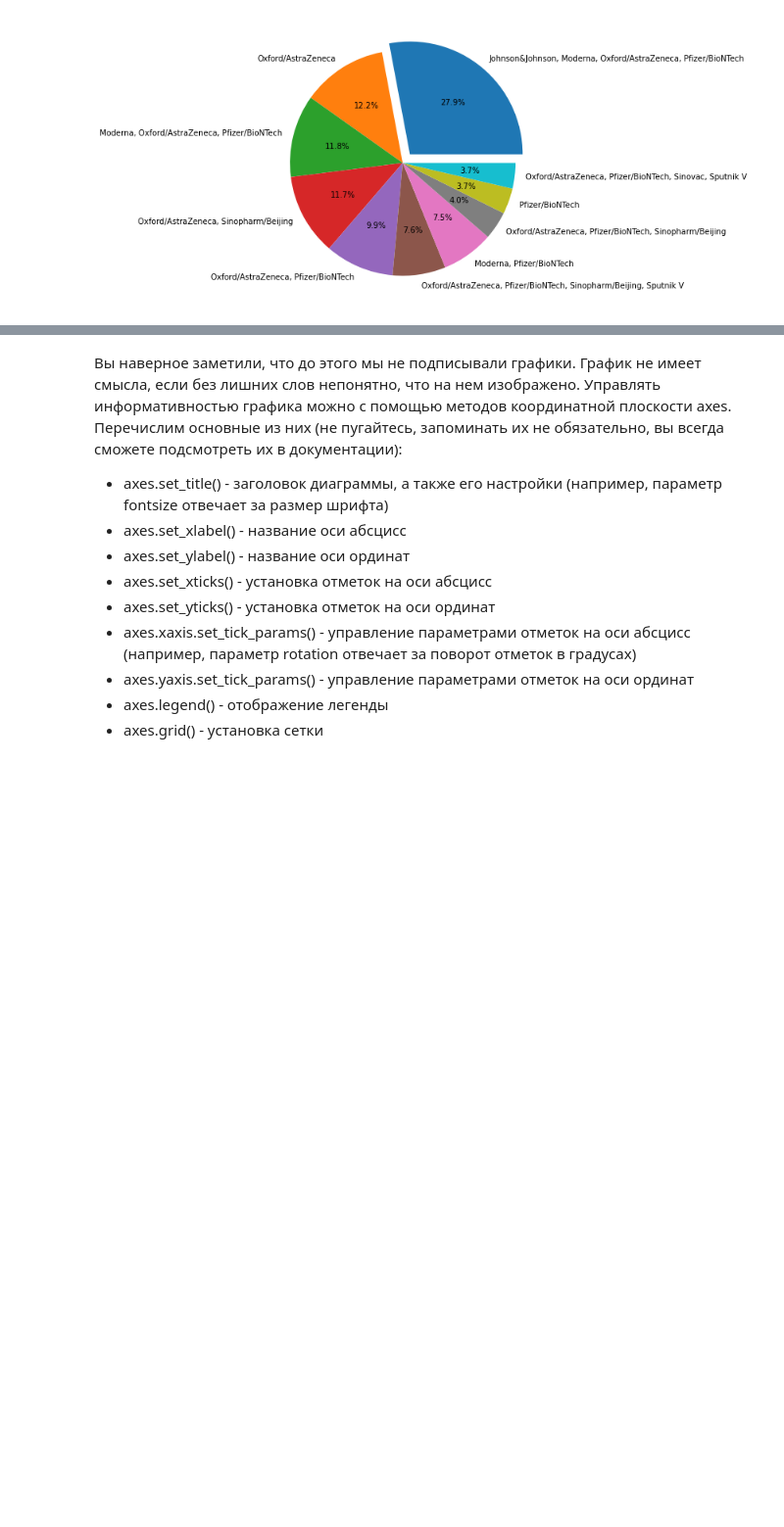
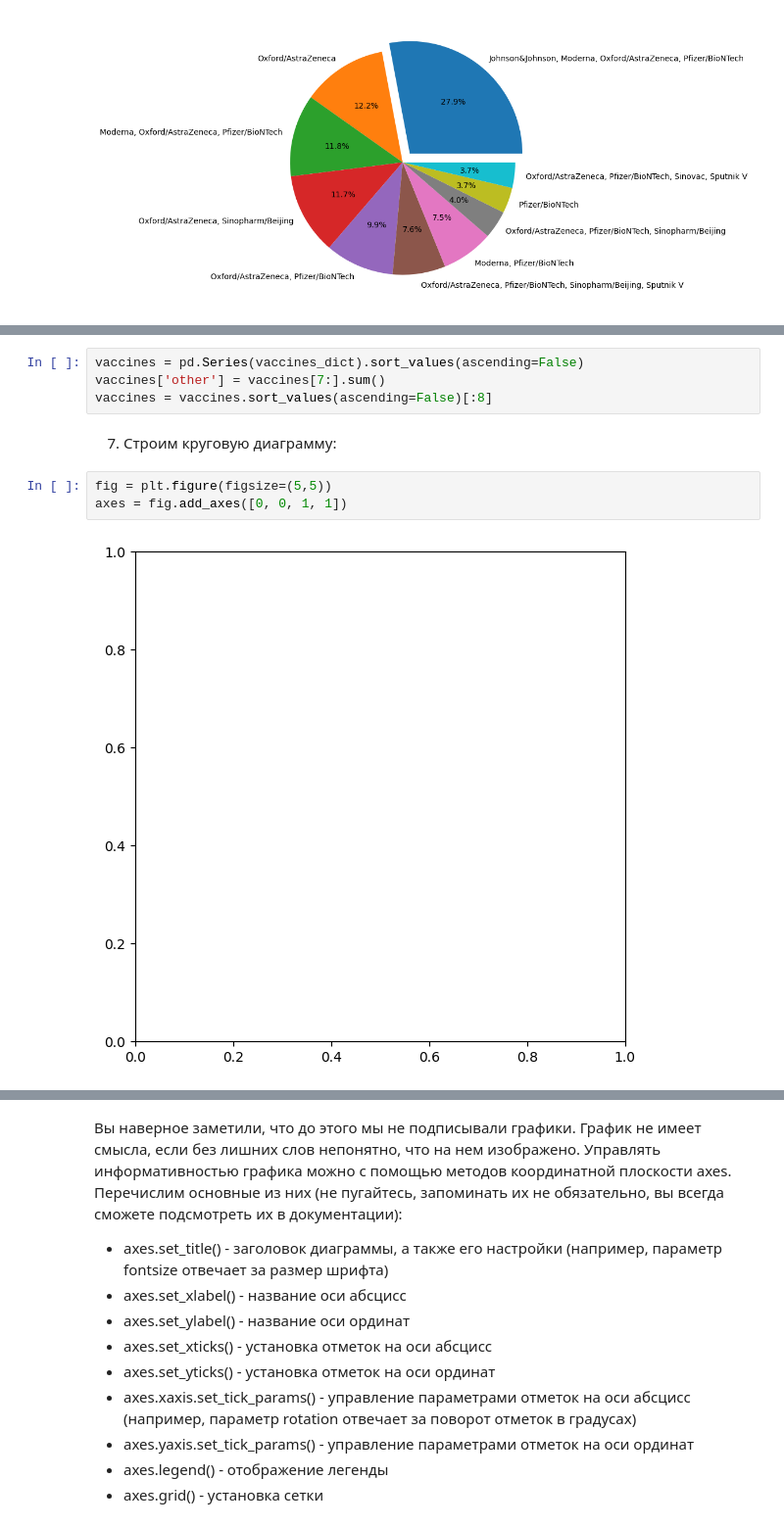
Before and after one commit to Ter4ik/DS, a Jupyter notebook: PYTHON-13_Визуализация_данных/5_Visualizaion_Matplotlib.ipynb, the cells around one changed output, grey strips where cells are left out. Shown at 98% size. Drawn from its saved outputs; the diff is of its cells as text; blank space fills up the shorter version.

```diff
--- a/PYTHON-13_Визуализация_данных/5_Visualizaion_Matplotlib.ipynb
+++ b/PYTHON-13_Визуализация_данных/5_Visualizaion_Matplotlib.ipynb
@@ -59,0 +197,11 @@ axes.pie(
+# %%
+vaccines = pd.Series(vaccines_dict).sort_values(ascending=False)
+vaccines['other'] = vaccines[7:].sum()
+vaccines = vaccines.sort_values(ascending=False)[:8]
+# %% [markdown]
+  7) Строим круговую диаграмму:
+# %%
+fig = plt.figure(figsize=(5,5))
+axes = fig.add_axes([0, 0, 1, 1])
+# %% [output]
+[figure, added]
```
Also changed, not shown: parts of 51 cells of this notebook, 2 other files.
